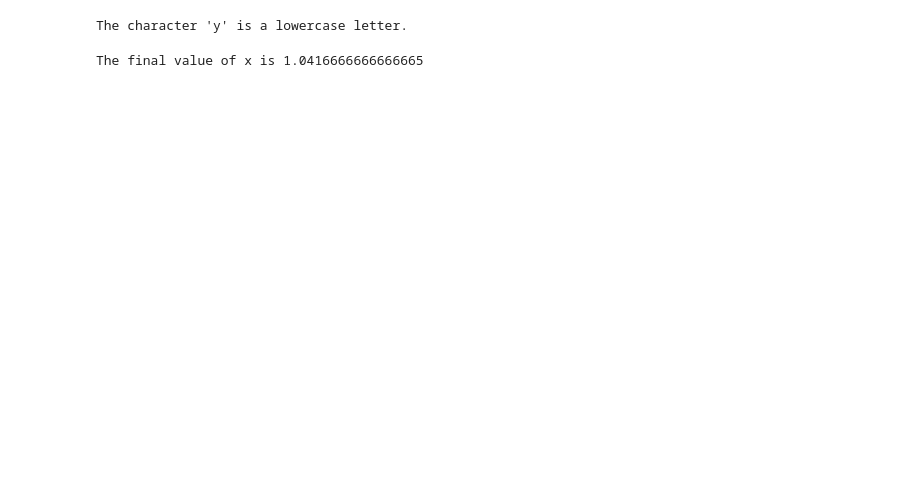
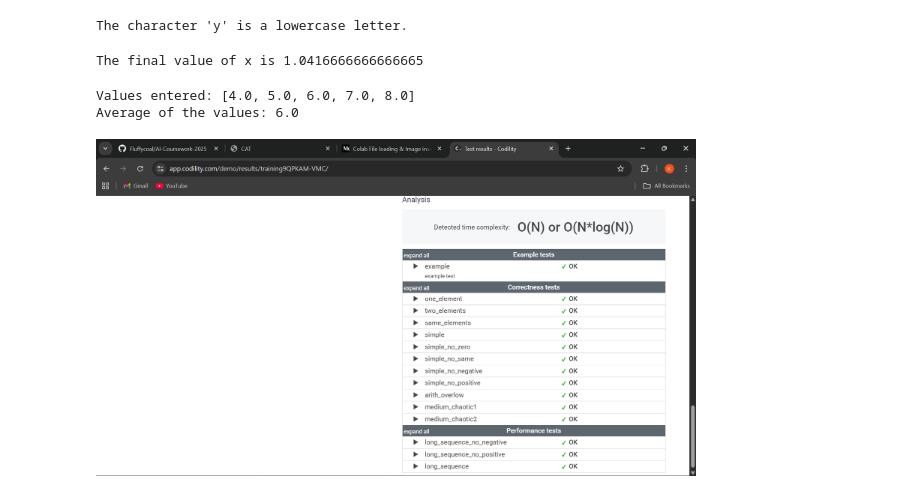
Before and after one commit to Fluffycoal/AI-Coursework-2025, a Jupyter notebook: Python_Refresher.ipynb, the cells around one changed output. Saved outputs shown, nothing was run; the diff lists cells and outputs as text; code cells hidden in the pictures; blank space fills up the shorter version.

Commit message:
made few changes and added the result analysis screenshot

```diff
--- a/Python_Refresher.ipynb
+++ b/Python_Refresher.ipynb
@@ -70,13 +70,27 @@ print(f"The final value of x is {x}")
 # %% [output]
 The final value of x is 1.0416666666666665
 # %%
-#Question 6
+# Question 6
 values_array = []
-total_sum=0
+total_sum = 0
+# Collecting the 5 numerical values from user
+for i in range(5):
+    user_value = float(input(f"Enter value {i+1}: "))
+    values_array.append(user_value)   # must be inside loop
+    total_sum += user_value           # must be inside loop
+# Calculate the average
+average = total_sum / len(values_array)
 
-for i in range(5):
-    user_value=float(input(f"Enter value {i+1}: "))
-
-values_array.append(user_value)
-
-total_sum += user_value
+#Display the output
+print("\nValues entered:", values_array)
+print("Average of the values:", average)
+# %% [output]
+Values entered: [4.0, 5.0, 6.0, 7.0, 8.0]
+Average of the values: 6.0
+# %%
+from IPython.display import Image, display
+
+# Display the screenshot of result analysis
+display(Image(filename="Result.png", width=600))
+# %% [output]
+[figure, added]
```
Also changed, not shown: parts of 1 cell of this notebook.
